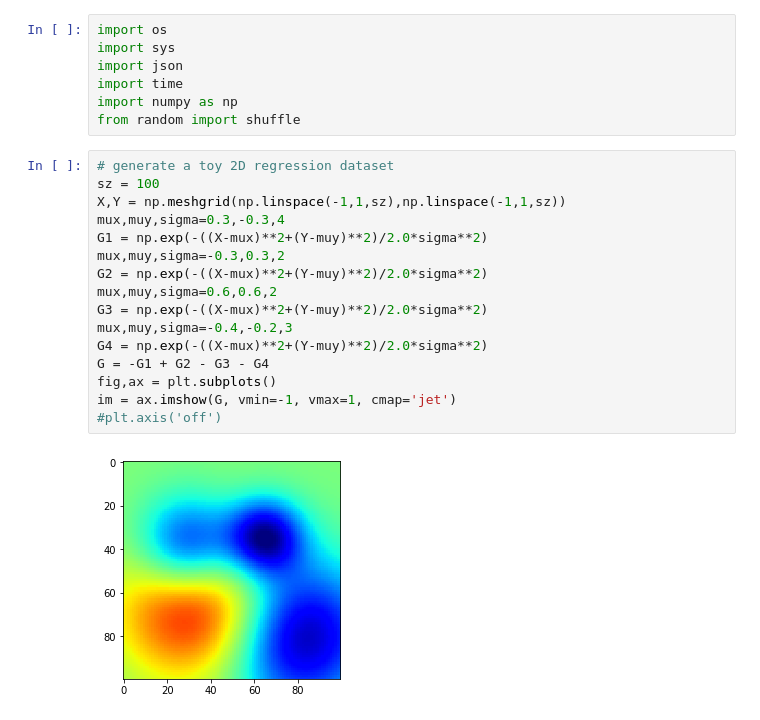
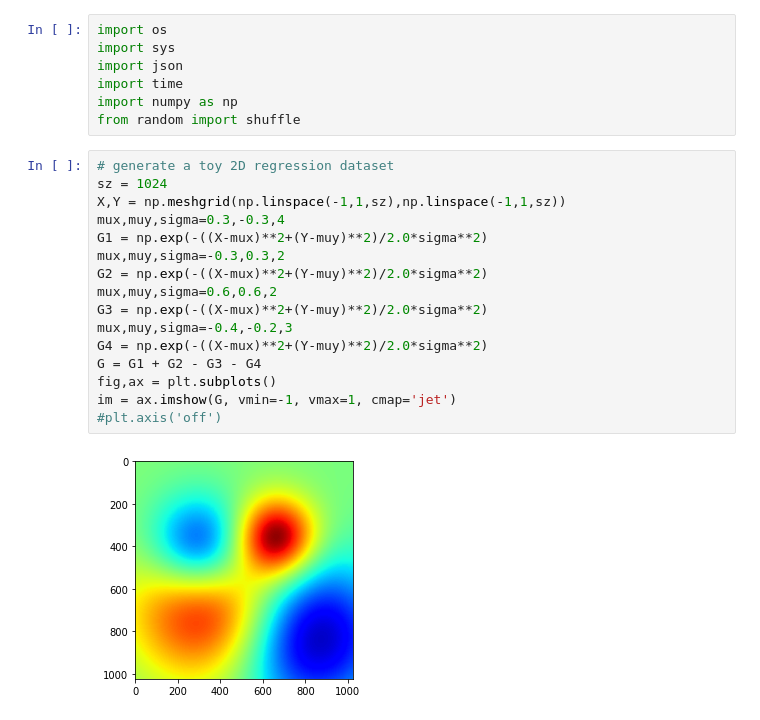
Before and after one commit to gandalfsaxe/letomes, a Jupyter notebook: code/notebooks/es.ipynb, the cells around one changed output. Saved outputs shown, nothing was run; the diff lists cells and outputs as text.

```diff
--- a/code/notebooks/es.ipynb
+++ b/code/notebooks/es.ipynb
@@ -15,22 +15,22 @@ import numpy as np
 from random import shuffle
 # %%
 # generate a toy 2D regression dataset
-sz = 100
+sz = 1024
 X,Y = np.meshgrid(np.linspace(-1,1,sz),np.linspace(-1,1,sz))
 mux,muy,sigma=0.3,-0.3,4
 G1 = np.exp(-((X-mux)**2+(Y-muy)**2)/2.0*sigma**2)
 mux,muy,sigma=-0.3,0.3,2
 G2 = np.exp(-((X-mux)**2+(Y-muy)**2)/2.0*sigma**2)
 mux,muy,sigma=0.6,0.6,2
 G3 = np.exp(-((X-mux)**2+(Y-muy)**2)/2.0*sigma**2)
 mux,muy,sigma=-0.4,-0.2,3
 G4 = np.exp(-((X-mux)**2+(Y-muy)**2)/2.0*sigma**2)
-G = -G1 + G2 - G3 - G4
+G = G1 + G2 - G3 - G4
 fig,ax = plt.subplots()
 im = ax.imshow(G, vmin=-1, vmax=1, cmap='jet')
 #plt.axis('off')
 # %% [output]
-[figure, old version]
+[figure, new version]
 # %%
 np.random.seed(6)
 nn = 10 # number of steps to take (and plot horizontally)
```
Also changed, not shown: parts of 1 cell of this notebook, 2 other files.
